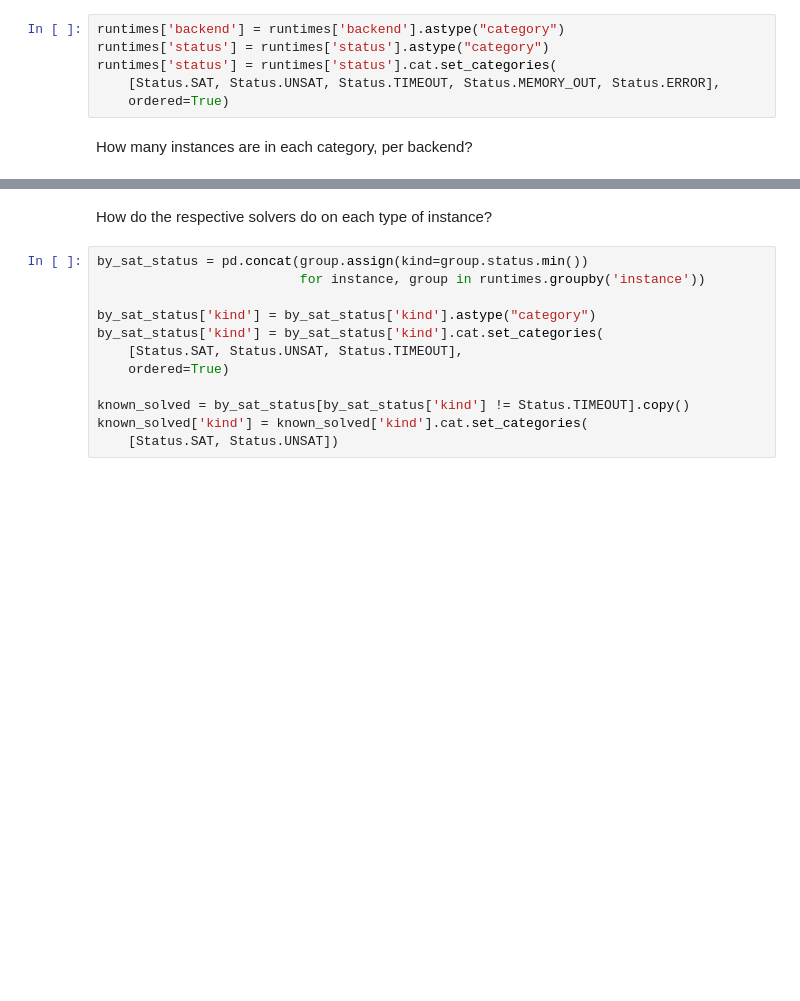
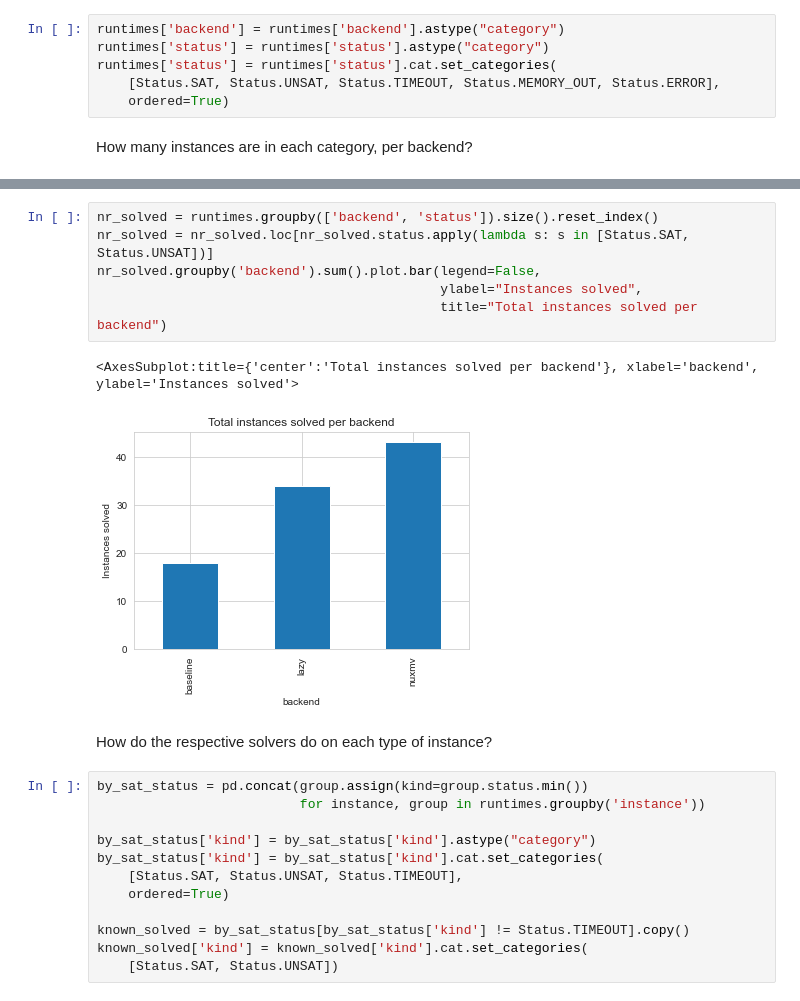
Before and after one commit to amandasystems/catra, a Jupyter notebook: experiments/Analysis.ipynb, the cells around one changed output, grey strips where cells are left out. Drawn from its saved outputs; the diff is of its cells as text; blank space fills up the shorter version.

```diff
--- a/experiments/Analysis.ipynb
+++ b/experiments/Analysis.ipynb
@@ -173,3 +190,12 @@ runtimes.groupby(['backend', 'status']).size().plot.bar()
+# %%
+nr_solved = runtimes.groupby(['backend', 'status']).size().reset_index()
+nr_solved = nr_solved.loc[nr_solved.status.apply(lambda s: s in [Status.SAT, Status.UNSAT])]
+nr_solved.groupby('backend').sum().plot.bar(legend=False,
+                                            ylabel="Instances solved",
+                                            title="Total instances solved per backend")
+# %% [output]
+<AxesSubplot:title={'center':'Total instances solved per backend'}, xlabel='backend', ylabel='Instances solved'>
+[figure, added]
 # %% [markdown]
 How do the respective solvers do on each type of instance?
 # %%
```
Also changed, not shown: parts of 16 cells of this notebook, 2 other files.
